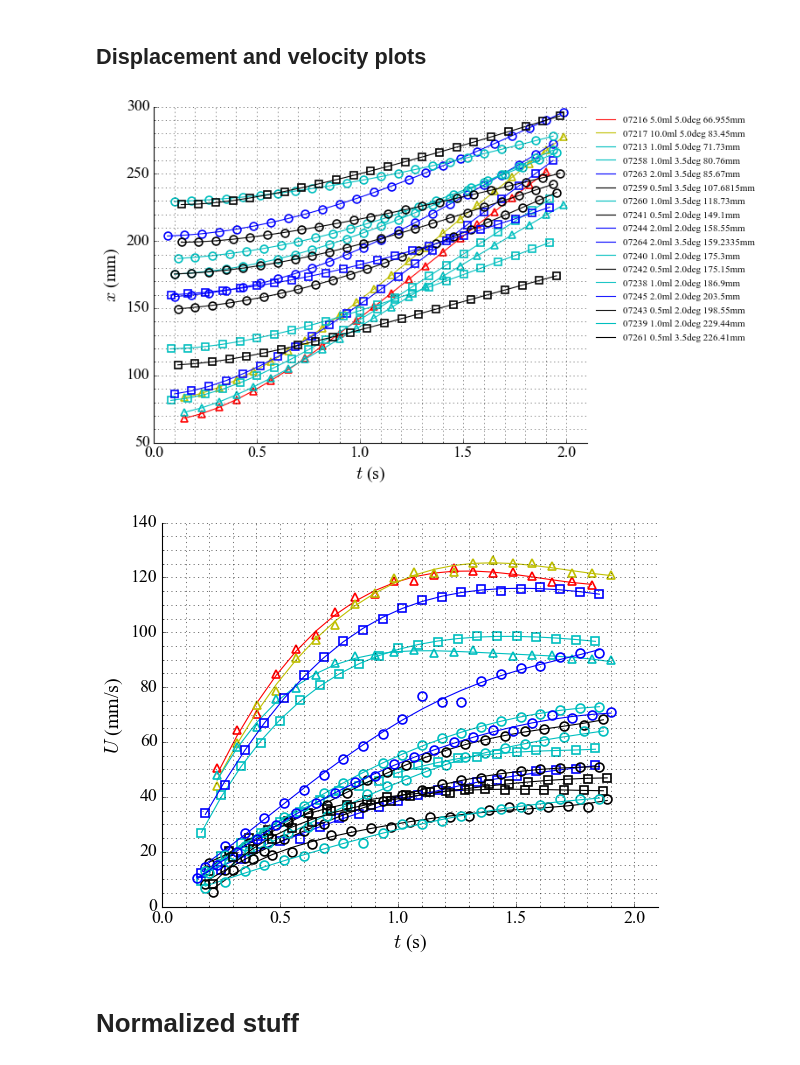
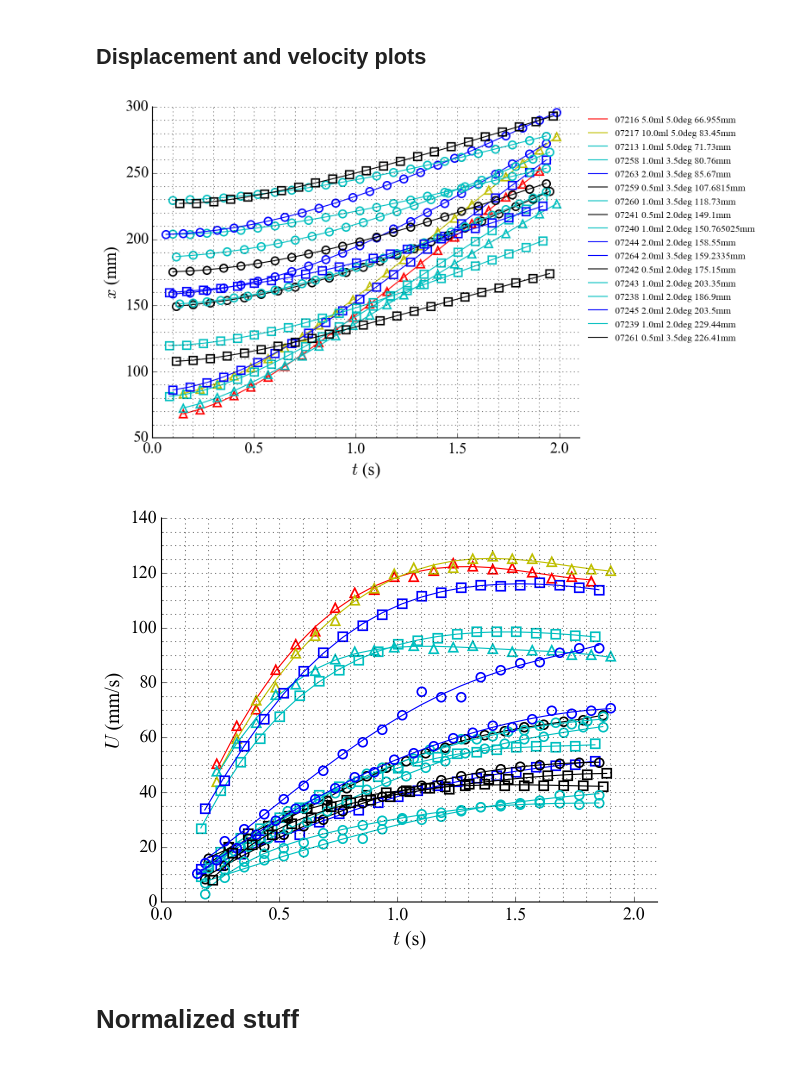
Before and after one commit to loganjt/DropletJumpWedge, a Jupyter notebook: Repos_Data/plotter_notebook.ipynb, the cells around one changed output. Saved outputs shown, nothing was run; the diff lists cells and outputs as text; code cells hidden in the pictures.

```diff
--- a/Repos_Data/plotter_notebook.ipynb
+++ b/Repos_Data/plotter_notebook.ipynb
@@ -111,8 +113,10 @@ def filtering_data(data,meta,volumes,angles,location):
         if(meta[key]['Volume'] in volumes and meta[key]['Angle'] in angles):  # checks for called volumes and angles
             dat = data[key][location][1:]
             t = data[key]['time'][1:]
-
-            slice_num = 5
+            if np.size(dat) < 90:
+                slice_num = 1
+            else:
+                slice_num = 5
             dat_sliced = dat[::slice_num]
             t_sliced = t[::slice_num]
             n_sliced = np.size(dat_sliced)
@@ -162,35 +166,35 @@ def filtering_data(data,meta,volumes,angles,location):
             if(meta[key]['Angle'] == 2.0):
                 style2 = 'o'
             elif(meta[key]['Angle'] == 3.5):
                 style2 = 's'
             elif(meta[key]['Angle'] == 5.0):
                 style2 = '^'
             dropno = key+' '
             vol = str(meta[key]['Volume'])+'ml '
             angl = str(meta[key]['Angle'])+'deg '
             IL = str( data[key][location][0])+'mm '
             legend_label = dropno+vol+angl+IL
 
             ax.plot(t_sliced,dat_sliced,'.',marker=style2, c = color,fillstyle='none',markeredgewidth=1.5,ms=8)
             ax.plot(t_sliced,dat_filt,c=color,marker=style,linewidth=1,label = legend_label)
             legend1 = basic_plot_format(subplot_label = ax, x_label = '$t$ (s)', y_label = '$x$ (mm)', major_grid = True, minor_grid = True, legend = True)
             ax.set_xlim([0,2.1])
             ax2 = fig2.add_subplot(1,1,1)
             ax2.plot(t_sliced[1:-1],dxdt_centraldiff,marker=style2,linewidth=0, c = color,fillstyle='none',markeredgewidth=1.5,ms=8)
             ax2.plot(t_sliced[1:-1],dxdt_savgol,c=color,marker=style,linewidth=1,label = legend_label)
 
             legend2 = basic_plot_format(subplot_label = ax2, x_label = '$t$ (s)', y_label = '$U$ (mm/s)', major_grid = True, minor_grid = True, legend = False)
             ax2.set_xlim([0,2.1])
 
     fig1.savefig('Figures/positions.png',dpi=100,bbox_extra_artists=(legend1,), bbox_inches='tight')
     fig2.savefig('Figures/velocities.png',dpi=100, bbox_inches='tight')
     return v_norm, x_max
 
 [v_norm, x_max ] = filtering_data(data,meta,volumes,angles,location)
 plt.show()
 # %% [output]
-[figure, old version]
+[figure, new version]
-[figure, old version]
+[figure, new version]
 # %% [markdown]
 # Normalized stuff
 # %% [markdown]
```
Also changed, not shown: parts of 13 cells of this notebook, 11 other files.
